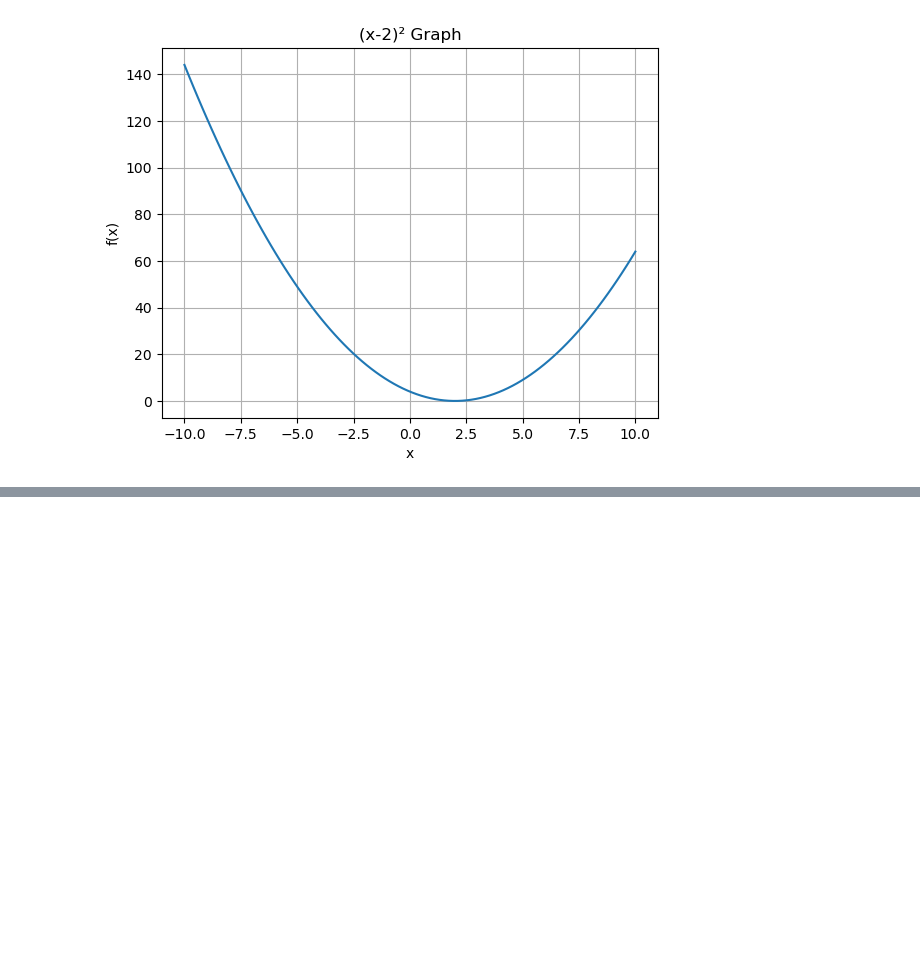
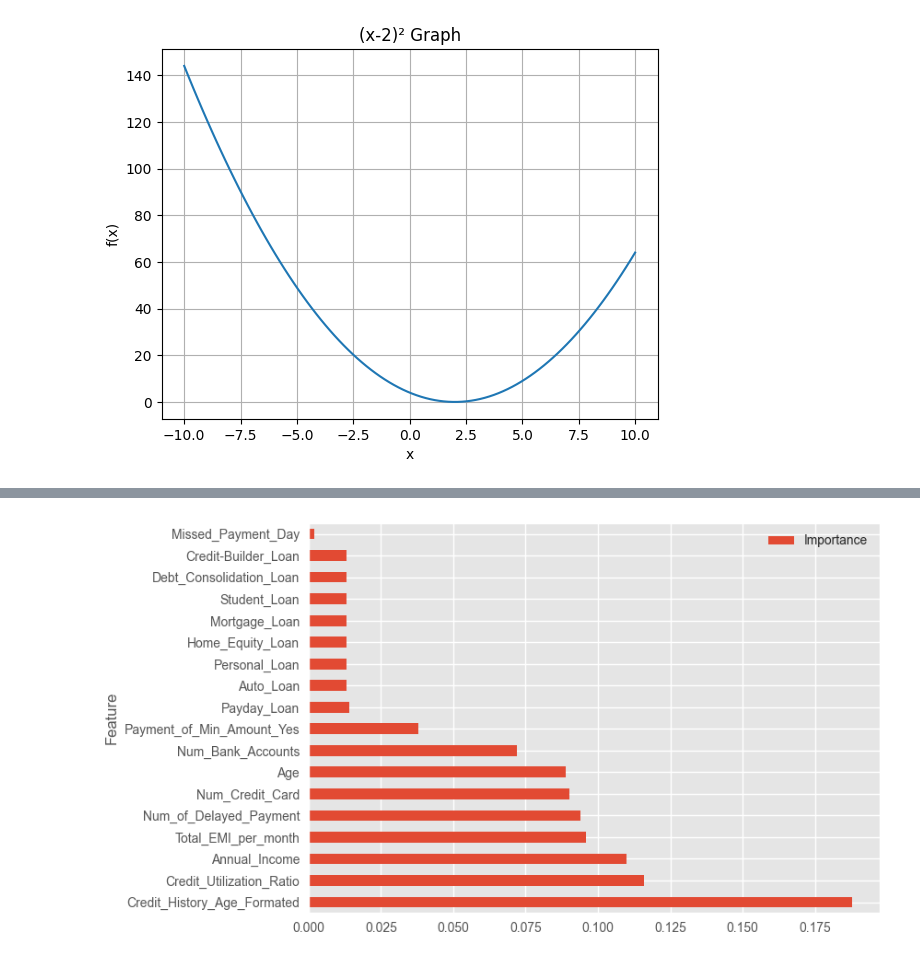
Before and after one commit to EsraKorkmazz/FINANCE-STREAMLIT-APP, a Jupyter notebook: notebooks/3-machine-learning.ipynb, the cells around one changed output, grey strips where cells are left out. Saved outputs shown, nothing was run; the diff lists cells and outputs as text; code cells hidden in the pictures; blank space fills up the shorter version.

```diff
--- a/notebooks/3-machine-learning.ipynb
+++ b/notebooks/3-machine-learning.ipynb
@@ -227,26 +215,38 @@ study.best_params
 # %%
-X, y = datasets.fetch_california_housing(return_X_y=True) # Veri seti
-X_train, X_val, y_train, y_val = train_test_split(X, y, random_state=42) # Eğitim-Test ayrımı
+import optuna
+from sklearn.model_selection import train_test_split
+from sklearn.metrics import r2_score
+from sklearn.ensemble import RandomForestRegressor
+from sklearn.neighbors import KNeighborsRegressor
+
+# Veri hazırlığı
+y = df.Credit_Score
+x = df.drop(columns='Credit_Score') # Veri seti
+X_train, X_val, y_train, y_val = train_test_split(x, y, random_state=42) # Eğitim-Test ayrımı
 
 # Denemeleri yapabilmemiz için fonksiyon tanımlama
 def objective(trial):
 
-    # Kullanılacak algoritmaları kategori seçimi olarak sunma (Ridge ve Random Forest)
-    regressor_name = trial.suggest_categorical('algorithm', ['Ridge', 'RandomForest'])
-    if regressor_name == 'Ridge':
-        ridge_max_alpha = trial.suggest_float('alpha', 1e-3, 1e3) # Ridge algoritmasının alpha parametresi için sayısal bir aralık tanımlama
-        regressor_obj = Ridge(alpha=ridge_max_alpha)
-    else:
-        rf_max_depth = trial.suggest_int('max_depth', 2, 32) # Random Forest algoritmasının max_depth parametresi için sayısal bir aralık tanımlama
+    # Kullanılacak algoritmaları kategori seçimi olarak sunma (KNN ve Random Forest)
+    regressor_name = trial.suggest_categorical('algorithm', ['KNN', 'RandomForest'])
+
+    if regressor_name == 'KNN':
+        knn_n_neighbors = trial.suggest_int('n_neighbors', 1, 50)  # KNN algoritmasının n_neighbors parametresi için aralık tanımlama
+        regressor_obj = KNeighborsRegressor(n_neighbors=knn_n_neighbors)
+
+    else:  # regressor_name == 'RandomForest'
+        rf_max_depth = trial.suggest_int('max_depth', 2, 32)  # Random Forest algoritmasının max_depth parametresi için sayısal bir aralık tanımlama
         regressor_obj = RandomForestRegressor(max_depth=rf_max_depth)
 
-    regressor_obj.fit(X_train, y_train) # Model eğitimi
-    y_pred = regressor_obj.predict(X_val) # Tahminlerin elde edilmesi
+    regressor_obj.fit(X_train, y_train)  # Model eğitimi
+    y_pred = regressor_obj.predict(X_val)  # Tahminlerin elde edilmesi
 
-    error = r2_score(y_val, y_pred) # Modelin R-Squared değeri
+    error = r2_score(y_val, y_pred)  # Modelin R-Squared değeri
+
+    trial.set_user_attr('algorithm', regressor_name)
 
     return error
 
-study = optuna.create_study(study_name='Maximazing R-Squared', direction='maximize')  # Maksimum R-Squared sonucunu elde edecek Optuna deneyi oluşturma
+study = optuna.create_study(study_name='Maximizing R-Squared', direction='maximize')  # Maksimum R-Squared sonucunu elde edecek Optuna deneyi oluşturma
 study.optimize(objective, n_trials=25)  # Fonksiyonda belirtilen işlemi 25 denemede optimize et
 # %% [output]
@@ -273,0 +343,4 @@ study.best_params
+# %%
+importances_rf = pd.DataFrame({'Feature':X_train.columns,'Importance':np.round(model.feature_importances_,3)})
+importances_rf = importances_rf.sort_values('Importance', ascending=False).set_index('Feature')
+importances_rf
@@ -273,0 +366,4 @@ study.best_params
+# %%
+importances_rf.plot.barh();
+# %% [output]
+[figure, added]
```
Also changed, not shown: parts of 13 cells of this notebook.
